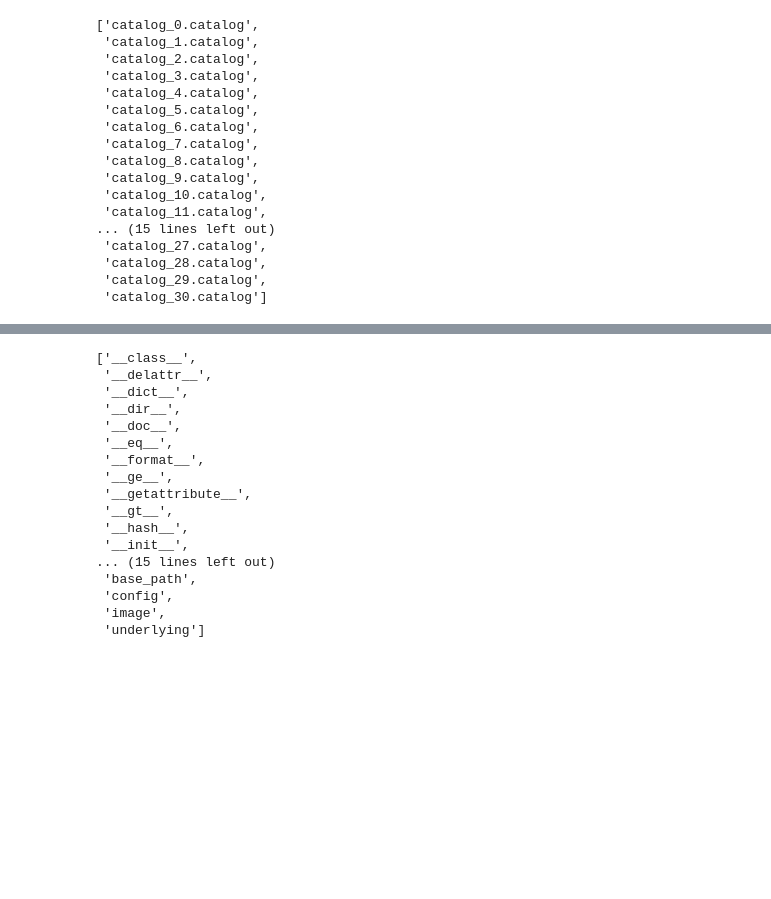
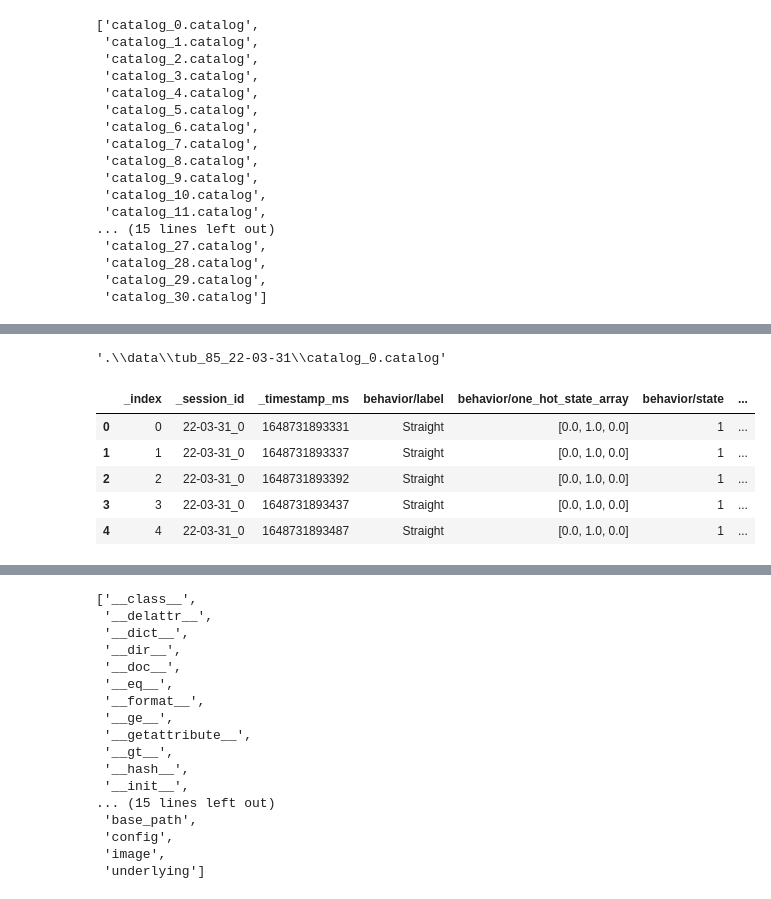
Before and after one commit to ilmaruduste/donkey-car-implemented-lag, a Jupyter notebook: eda1.ipynb, the cells around one changed output, grey strips where cells are left out. Cells and saved outputs as stored; diff of their text form; code cells hidden in the pictures; blank space fills up the shorter version.

```diff
--- a/eda1.ipynb
+++ b/eda1.ipynb
@@ -102,0 +109,15 @@ dataset.tubs[0].manifest.catalog_paths
+# %%
+catalog_path = os.path.join('.', 'data', 'tub_85_22-03-31', dataset.tubs[0].manifest.catalog_paths[0])
+catalog_path
+# %% [output]
+'.\\data\\tub_85_22-03-31\\catalog_0.catalog'
+# %%
+catalog_df = pd.read_json(catalog_path, lines = True)
+catalog_df.head()
+# %% [output]
+|  | _index | _session_id | _timestamp_ms | behavior/label | behavior/one_hot_state_array | behavior/state | ... |
+| 0 | 0 | 22-03-31_0 | 1648731893331 | Straight | [0.0, 1.0, 0.0] | 1 | ... |
+| 1 | 1 | 22-03-31_0 | 1648731893337 | Straight | [0.0, 1.0, 0.0] | 1 | ... |
+| 2 | 2 | 22-03-31_0 | 1648731893392 | Straight | [0.0, 1.0, 0.0] | 1 | ... |
+| 3 | 3 | 22-03-31_0 | 1648731893437 | Straight | [0.0, 1.0, 0.0] | 1 | ... |
+| 4 | 4 | 22-03-31_0 | 1648731893487 | Straight | [0.0, 1.0, 0.0] | 1 | ... |
```
Also changed, not shown: parts of 13 cells of this notebook.
